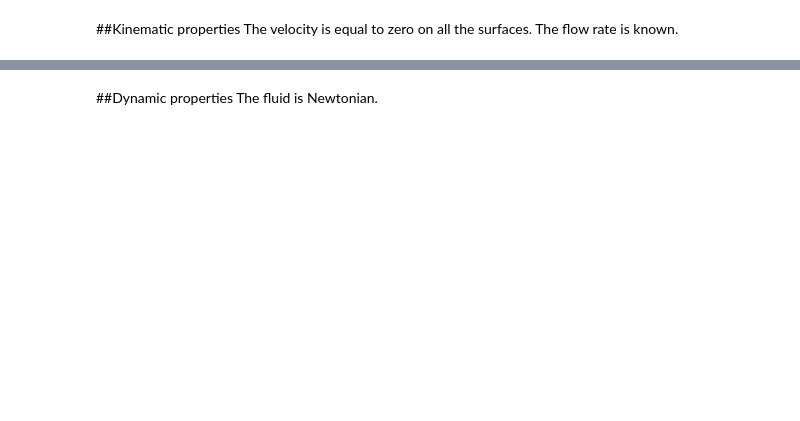
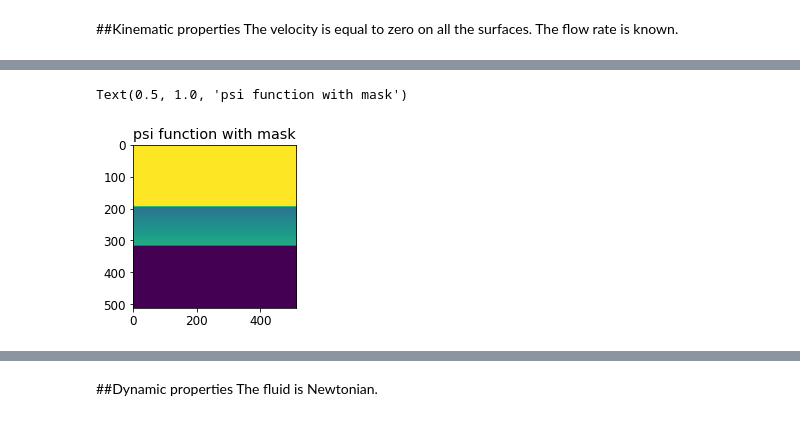
Before and after one commit to Mechanics-Mechatronics-and-Robotics/Physics-based-loss-and-machine-learning-approach-in-application-to-viscous-fluids-flow-modeling, a Jupyter notebook: Main.ipynb, the cells around one changed output, grey strips where cells are left out. Cells and saved outputs as stored; diff of their text form; code cells hidden in the pictures; blank space fills up the shorter version.

```diff
--- a/Main.ipynb
+++ b/Main.ipynb
@@ -241,6 +228,10 @@ psi00.dtype
 # %%
 wallsMask = (tensor(upperWallMask)[:,:,1]*tensor(lowerWallMask)[:,:,1])
 inverseUpperWallMask = (tensor(upperWallMask)[:,:,1]/(-255)+1)
 psi0Masked = (psi0*wallsMask) + (inverseUpperWallMask*Q)
-fig = plt.figure(figsize=(3, 3))
+fig = plt.figure(figsize=(figSize, figSize))
 plt.imshow(psi0Masked)
+plt.title('psi function with mask')
+# %% [output]
+Text(0.5, 1.0, 'psi function with mask')
+[figure, added]
```
Also changed, not shown: parts of 34 cells of this notebook.
